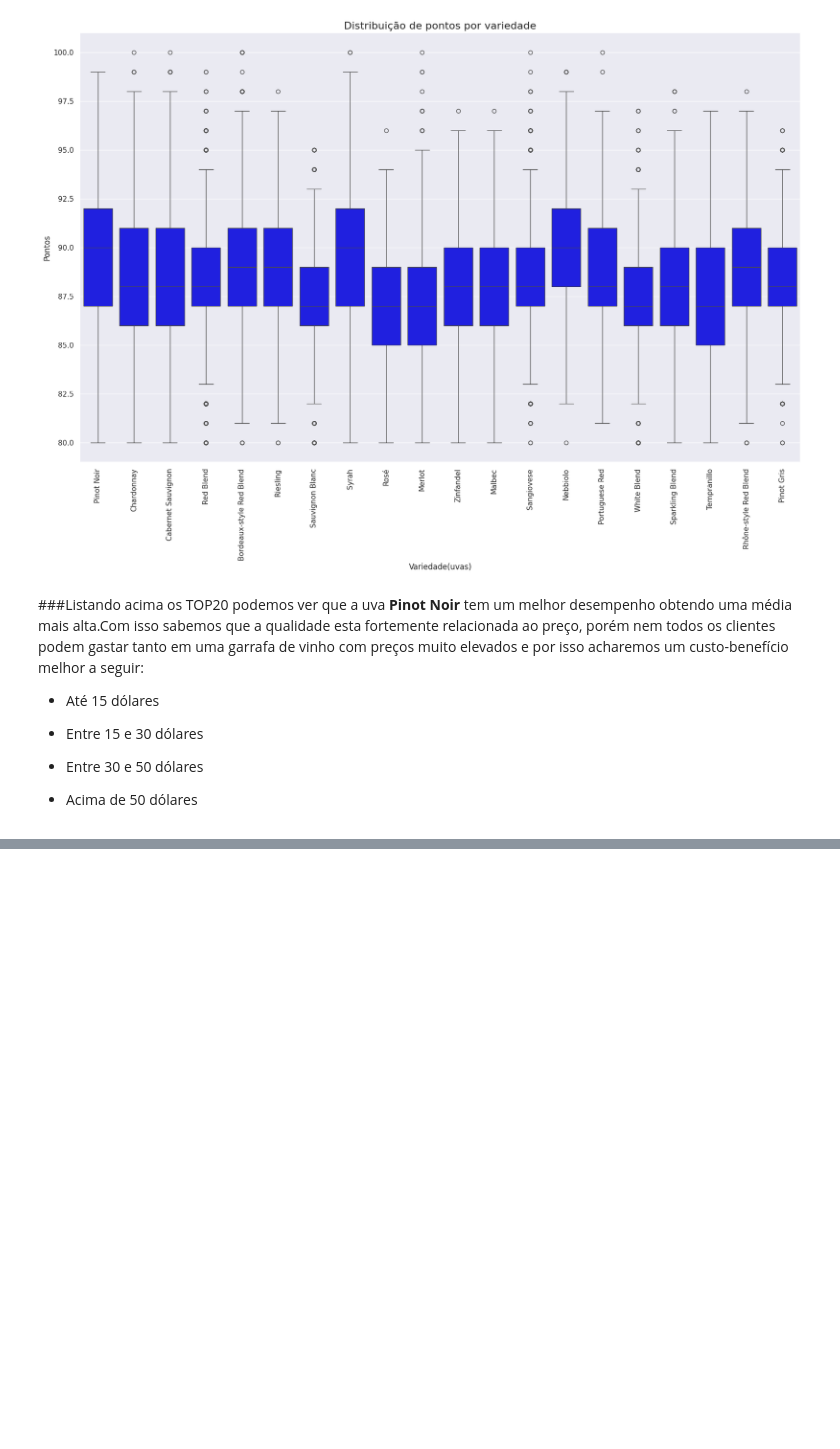
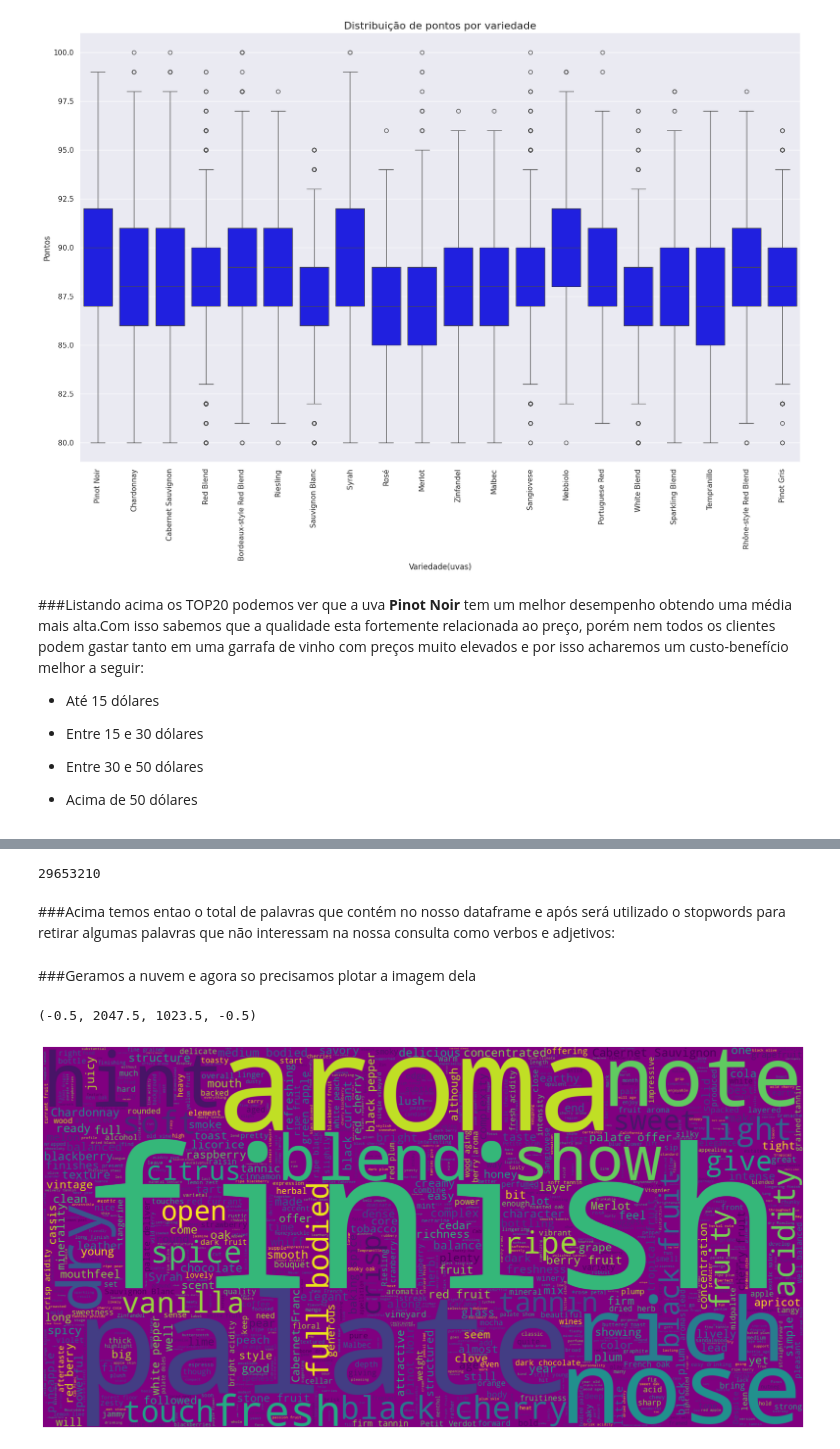
Before and after one commit to SaraSilvaa/Aula-Mineira-o-de-Dados, a Jupyter notebook: Sara_Martins_da_Silva.ipynb, the cells around one changed output, grey strips where cells are left out. Saved outputs shown, nothing was run; the diff lists cells and outputs as text; code cells hidden in the pictures; blank space fills up the shorter version.

```diff
--- a/Sara_Martins_da_Silva.ipynb
+++ b/Sara_Martins_da_Silva.ipynb
@@ -548,0 +645,27 @@ plt.xticks(rotation=90)
+# %%
+from wordcloud import WordCloud, STOPWORDS
+
+nuvem = df_dataset_cópia["description"] [1]
+nuvem = " ".join(i for i in df_dataset_cópia["description"])
+len(nuvem)
+# %% [output]
+29653210
+# %% [markdown]
+###Acima temos entao o total de palavras que contém no nosso dataframe e após será utilizado o stopwords para retirar algumas palavras que não interessam na nossa consulta como verbos e adjetivos:
+# %%
+stopwords = set(STOPWORDS)
+stopwords.update(["drink", "now", "wine", "flavor", "flavors"])
+wordcloud = WordCloud(stopwords=stopwords,
+                      background_color="purple",
+                      width=2048,
+                      height=1024,
+                      max_words=1000).generate(nuvem)
+# %% [markdown]
+###Geramos a nuvem e agora so precisamos plotar a imagem dela
+# %%
+plt.figure(figsize=(20,18))
+plt.imshow(wordcloud,interpolation="bilinear")
+plt.axis("off")
+# %% [output]
+(-0.5, 2047.5, 1023.5, -0.5)
+[figure, added]
```
Also changed, not shown: parts of 15 cells of this notebook.
